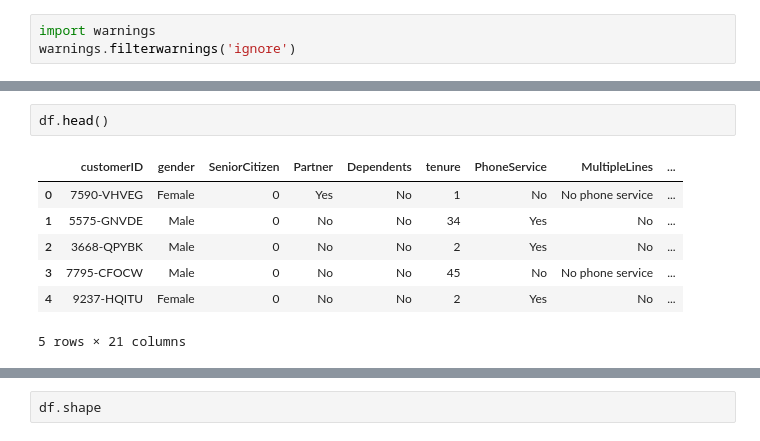
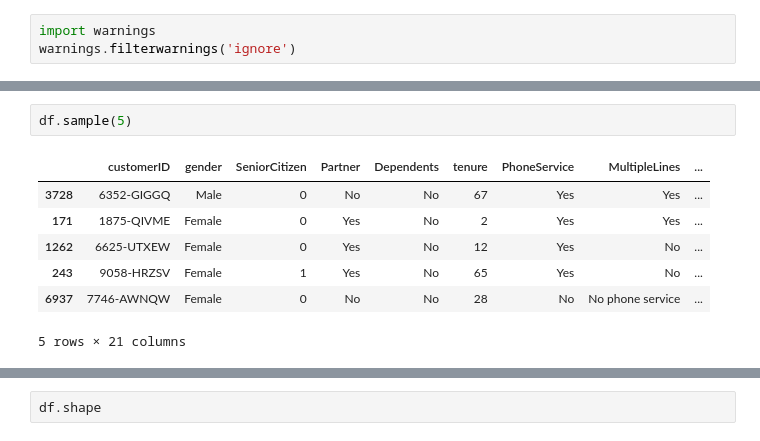
Before and after one commit to Mohamed-Maaz-Rehan/Telecom-Churn-Prediction, a Jupyter notebook: EDA Notebooks/Dhiraj/Telecom_Churn_Prediction.ipynb, the cells around one changed output, grey strips where cells are left out. Cells and saved outputs as stored; diff of their text form.

```diff
--- a/EDA Notebooks/Dhiraj/Telecom_Churn_Prediction.ipynb
+++ b/EDA Notebooks/Dhiraj/Telecom_Churn_Prediction.ipynb
@@ -12,10 +27,10 @@ df= pd.read_csv('telecom.csv')
 # %%
-df.head()
+df.sample(5)
 # %% [output]
 |  | customerID | gender | SeniorCitizen | Partner | Dependents | tenure | PhoneService | MultipleLines | ... |
-| 0 | 7590-VHVEG | Female | 0 | Yes | No | 1 | No | No phone service | ... |
-| 1 | 5575-GNVDE | Male | 0 | No | No | 34 | Yes | No | ... |
-| 2 | 3668-QPYBK | Male | 0 | No | No | 2 | Yes | No | ... |
-| 3 | 7795-CFOCW | Male | 0 | No | No | 45 | No | No phone service | ... |
-| 4 | 9237-HQITU | Female | 0 | No | No | 2 | Yes | No | ... |
+| 3728 | 6352-GIGGQ | Male | 0 | No | No | 67 | Yes | Yes | ... |
+| 171 | 1875-QIVME | Female | 0 | Yes | No | 2 | Yes | Yes | ... |
+| 1262 | 6625-UTXEW | Female | 0 | Yes | No | 12 | Yes | No | ... |
+| 243 | 9058-HRZSV | Female | 1 | Yes | No | 65 | Yes | No | ... |
+| 6937 | 7746-AWNQW | Female | 0 | No | No | 28 | No | No phone service | ... |
 5 rows × 21 columns
```
Also changed, not shown: parts of 53 cells of this notebook, 1 other file.
